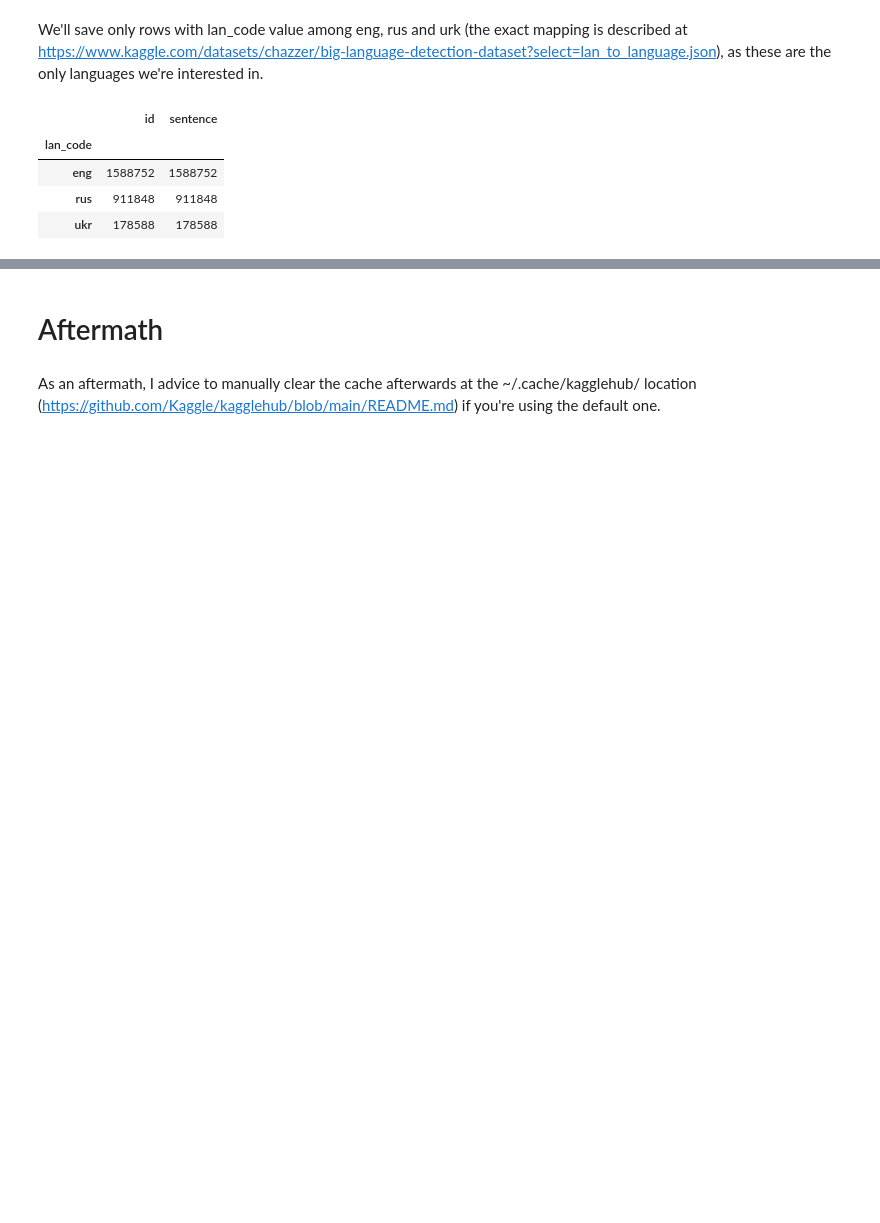
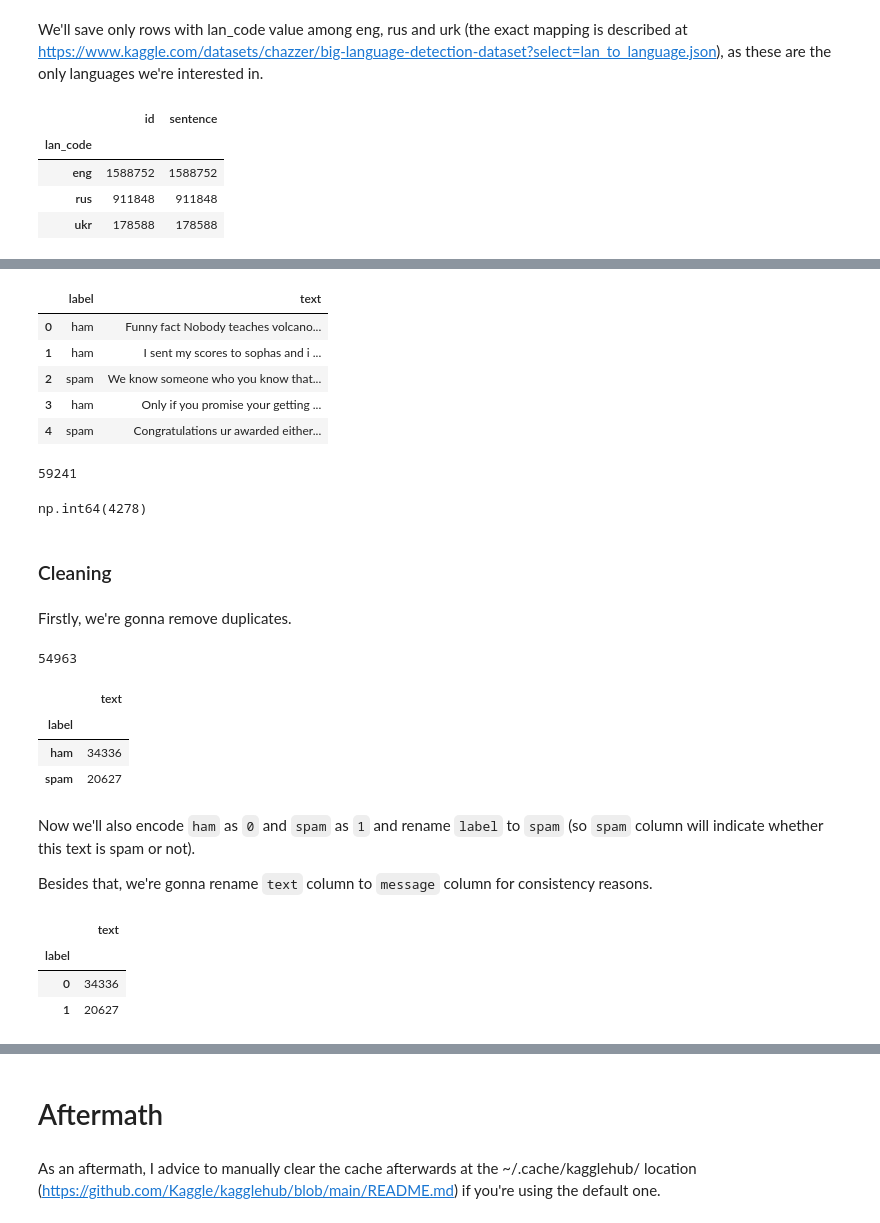
Before and after one commit to amiadesu/en-uk-ru-spam-detector, a Jupyter notebook: notebooks/01_data_preparation/01_data_loading.ipynb, the cells around one changed output, grey strips where cells are left out. Saved outputs shown, nothing was run; the diff lists cells and outputs as text; code cells hidden in the pictures; blank space fills up the shorter version.

```diff
--- a/notebooks/01_data_preparation/01_data_loading.ipynb
+++ b/notebooks/01_data_preparation/01_data_loading.ipynb
@@ -156,0 +254,50 @@ with open(language_detection_dataset_save_path, "+w", encoding="utf-8") as f:
+# %%
+english_spam_detection_df = pd.concat([
+    english_spam_detection_full_train_df, english_spam_detection_test_df
+], ignore_index=True)
+# %%
+english_spam_detection_df.head()
+# %% [output]
+|  | label | text |
+| 0 | ham | Funny fact Nobody teaches volcano... |
+| 1 | ham | I sent my scores to sophas and i ... |
+| 2 | spam | We know someone who you know that... |
+| 3 | ham | Only if you promise your getting ... |
+| 4 | spam | Congratulations ur awarded either... |
+# %%
+len(english_spam_detection_df)
+# %% [output]
+59241
+# %%
+english_spam_detection_df.duplicated().sum()
+# %% [output]
+np.int64(4278)
+# %% [markdown]
+### Cleaning
+# %% [markdown]
+Firstly, we're gonna remove duplicates.
+# %%
+english_spam_detection_df = english_spam_detection_df.drop_duplicates()
+len(english_spam_detection_df)
+# %% [output]
+54963
+# %%
+english_spam_detection_df.groupby("label").count()
+# %% [output]
+|  | text |
+| label |  |
+| ham | 34336 |
+| spam | 20627 |
+# %% [markdown]
+Now we'll also encode `ham` as `0` and `spam` as `1` and rename `label` to `spam` (so `spam` column will indicate whether this text is spam or not).
+
+Besides that, we're gonna rename `text` column to `message` column for consistency reasons.
+# %%
+spam_label_mapping = {'ham': 0, 'spam': 1}
+english_spam_detection_df["label"] = english_spam_detection_df["label"].map(spam_label_mapping)
+english_spam_detection_df.groupby("label").count()
+# %% [output]
+|  | text |
+| label |  |
+| 0 | 34336 |
+| 1 | 20627 |
```
Also changed, not shown: parts of 31 cells of this notebook.
